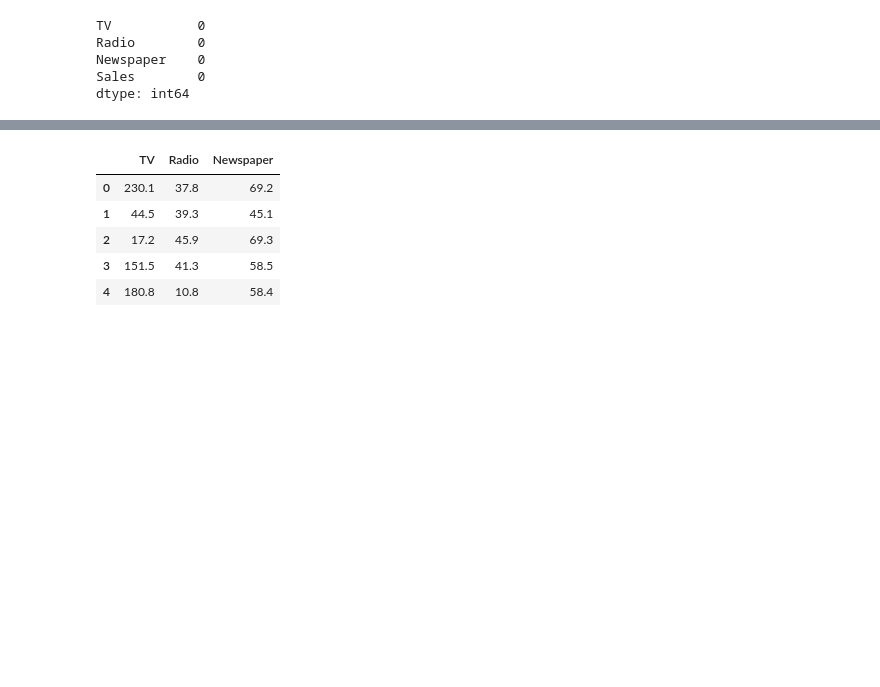
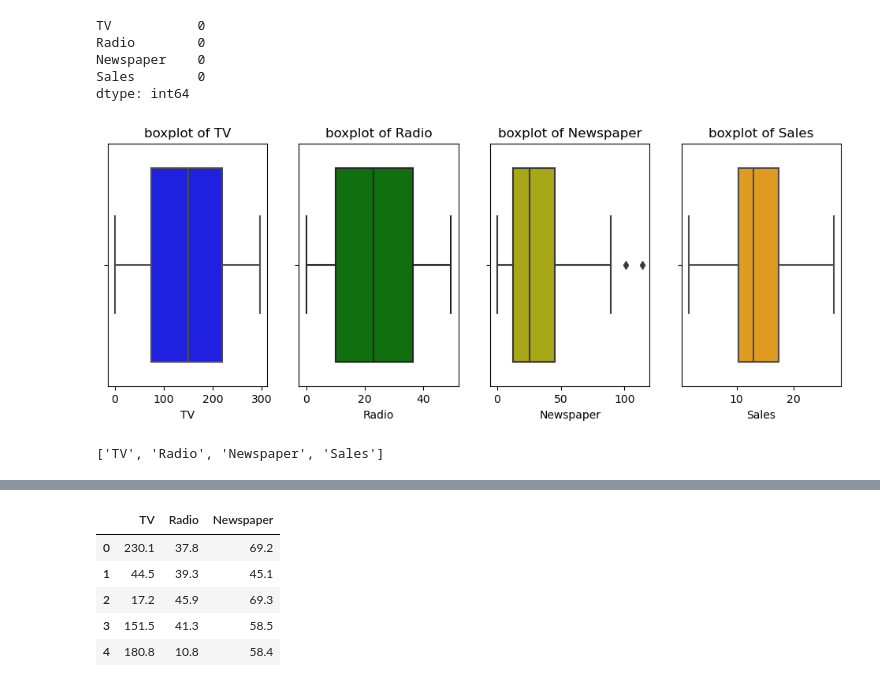
Before and after one commit to nmkhan9/Test_LR, a Jupyter notebook: Test_LR1.ipynb, the cells around one changed output, grey strips where cells are left out. Saved outputs shown, nothing was run; the diff lists cells and outputs as text; code cells hidden in the pictures; blank space fills up the shorter version.

```diff
--- a/Test_LR1.ipynb
+++ b/Test_LR1.ipynb
@@ -36,3 +38,18 @@ Radio        0
 Newspaper    0
 Sales        0
 dtype: int64
+# %%
+fig,axes=plt.subplots(1,4,figsize=(12,4))
+colors=['b','g','y','orange']
+for i,(column,color) in enumerate (zip(df.columns,colors)) :
+    sns.boxplot(
+        data=df,
+        x=column,
+        ax=axes[i],
+        color=color
+    )
+    axes[i].set_title(f'boxplot of {column}')
+plt.tight_layout
+plt.show()
+# %% [output]
+[figure, added]
@@ -38,0 +68,4 @@ dtype: int64
+# %%
+columns
+# %% [output]
+['TV', 'Radio', 'Newspaper', 'Sales']
```
Also changed, not shown: parts of 14 cells of this notebook.
